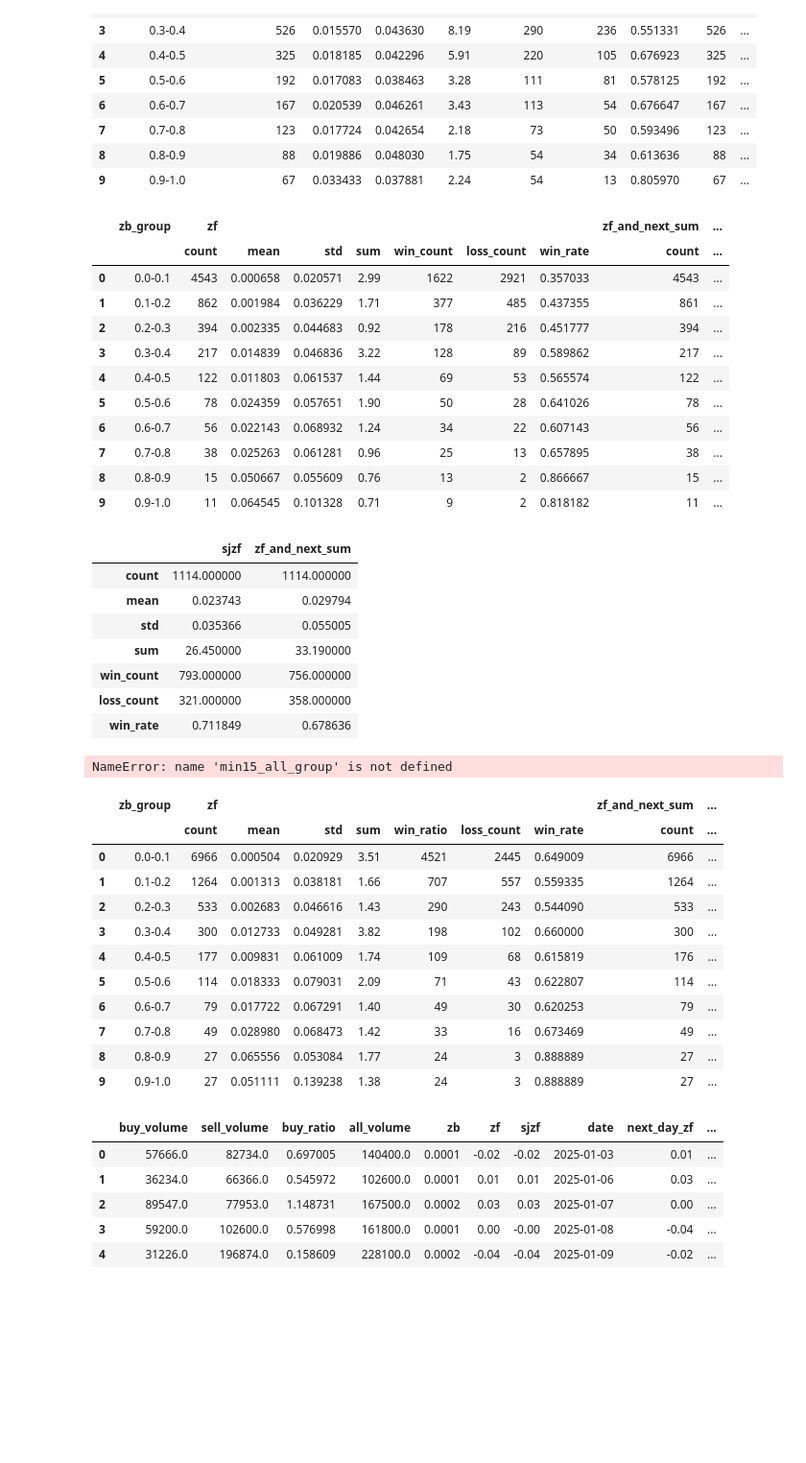
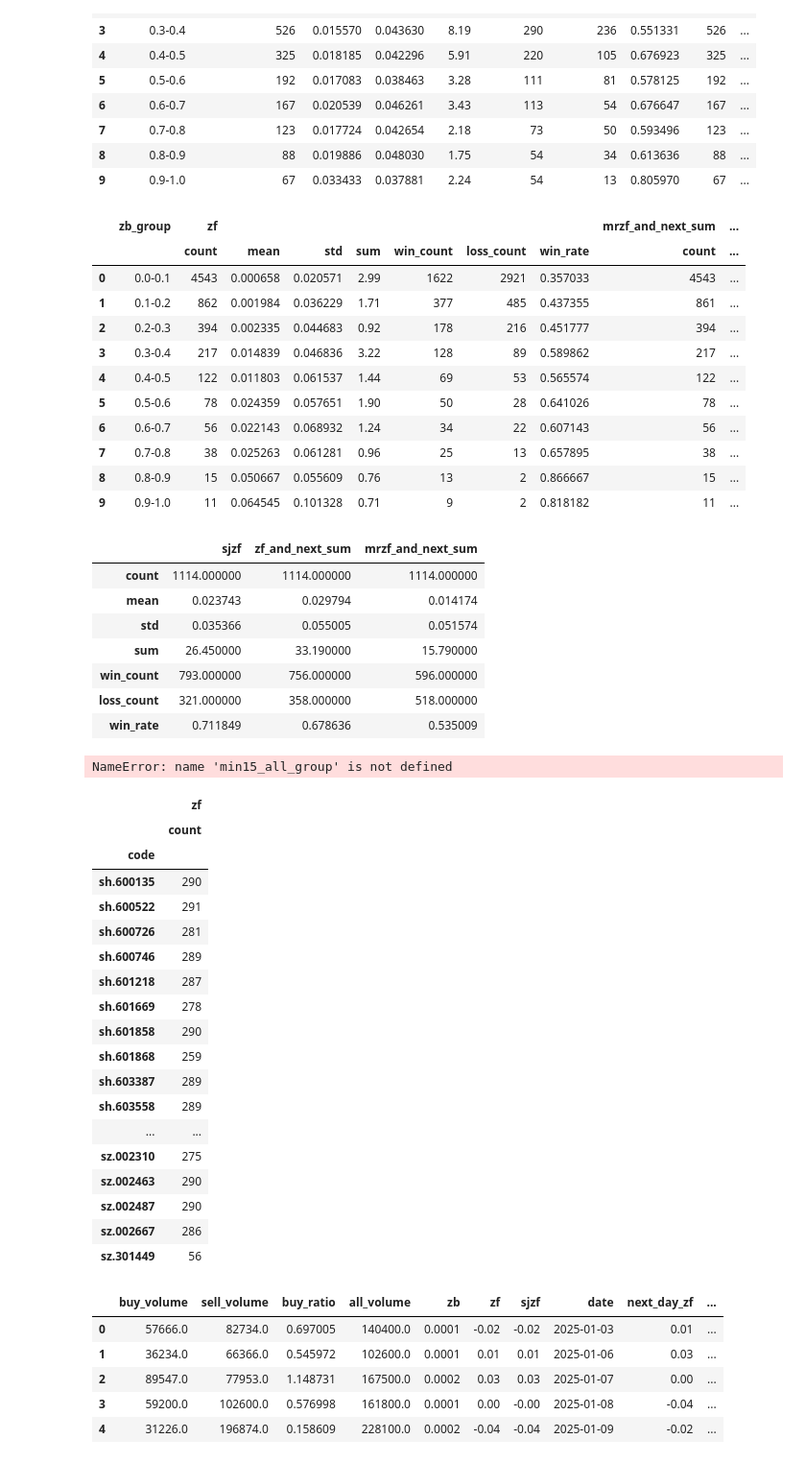
Before and after one commit to chen-cyw-yan/GP, a Jupyter notebook: 当日策列/股票数据.ipynb, the cells around one changed output. Shown at 96% size. Drawn from its saved outputs; the diff is of its cells as text; code cells hidden in the pictures; blank space fills up the shorter version.

```diff
--- a/当日策列/股票数据.ipynb
+++ b/当日策列/股票数据.ipynb
@@ -258,6 +278,7 @@ for date, v in tqdm.tqdm(df.groupby(['code','date'])):
     v['buy_price'] = buy_price
     v['zf'] = zf
     v['sjzf'] = sjzf
+    v['mrzf'] = mrzf
     v=v.iloc[0:3]
     res_df.append(v)
 
@@ -311,6 +332,7 @@ for k,v in dfs.groupby(['code','date']):
     v.reset_index(drop=True,inplace=True)
     zf=v.loc[0,'zf']
     sjzf=v.loc[0,'sjzf']
+    mrzf=v.loc[0,'mrzf']
     dt={
         "buy_volume":buy_volume,
         "sell_volume":sell_volume,
@@ -320,11 +342,12 @@ for k,v in dfs.groupby(['code','date']):
         "zf":zf,
         "sjzf":sjzf,
         "date":k[1],
-        'code':k[0]
+        'code':k[0],
+        'mrzf':mrzf
     }
     min15_df.append(dt)
 min15_df=pd.DataFrame(min15_df)
-min15_df['next_day_zf']=min15_df['zf'].shift(-1)
+# min15_df['next_day_zf']=min15_df['zf'].shift(-1)
 # %% [output]
 处理完成，前5行数据：
 # %%
@@ -333,7 +356,8 @@ min15_df_ls=[]
 for k,v in tqdm.tqdm(min15_df.groupby('code')):
     min_buy_ratio=v['buy_ratio'].min()
     max_buy_ratio=v['buy_ratio'].max()
-
+    v=v.sort_values('date')
+    v['next_day_zf']=v['zf'].shift(-1)
     if max_buy_ratio - min_buy_ratio != 0:
         v['buy_ratio_norm'] = (v['buy_ratio'] - min_buy_ratio) / (max_buy_ratio - min_buy_ratio)
     else:
@@ -350,5 +374,6 @@ for k,v in tqdm.tqdm(min15_df.groupby('code')):
         v['zb_norm'] = 0.0 # 所有值相同，归一化为 0
     v['zb_group'] = pd.cut(v['zb_norm'], bins=bins, labels=labels, right=False)
     v['zf_and_next_sum'] = v['sjzf'] + v['next_day_zf']
+    v['mrzf_and_next_sum'] = v['mrzf'] + v['next_day_zf']
     min15_df_ls.append(v)
 min15_all_df=pd.concat(min15_df_ls)
@@ -375,6 +408,7 @@ for k,v in tqdm.tqdm(min15_df.groupby('code')):
         v['zb_norm'] = 0.0 # 所有值相同，归一化为 0
     v['zb_group'] = pd.cut(v['zb_norm'], bins=bins, labels=labels, right=False)
     v['zf_and_next_sum'] = v['sjzf'] + v['next_day_zf']
+    v['mrzf_and_next_sum'] = v['mrzf'] + v['next_day_zf']
     min15_df_ls.append(v)
 min15_all_df=pd.concat(min15_df_ls)
 # %%
@@ -452,7 +486,7 @@ min15_all_df.groupby('zb_group').agg({
            func_neg_count,
            func_pos_rate,
            ],
-    'zf_and_next_sum':
+    'mrzf_and_next_sum':
         ['count',
            'mean',
            'std',
@@ -462,7 +496,7 @@ min15_all_df.groupby('zb_group').agg({
            func_pos_rate,]
 }).reset_index()
 # %% [output]
-|  | zb_group | zf |  |  |  |  |  |  | zf_and_next_sum | ... |
+|  | zb_group | zf |  |  |  |  |  |  | mrzf_and_next_sum | ... |
 |  |  | count | mean | std | sum | win_count | loss_count | win_rate | count | ... |
 | 0 | 0.0-0.1 | 4543 | 0.000658 | 0.020571 | 2.99 | 1622 | 2921 | 0.357033 | 4543 | ... |
 | 1 | 0.1-0.2 | 862 | 0.001984 | 0.036229 | 1.71 | 377 | 485 | 0.437355 | 861 | ... |
@@ -490,17 +524,24 @@ min15_all_df.loc[(min15_all_df['buy_ratio']>=1.5)&(min15_all_df['zb']>=0.003)].a
            func_pos_count,
            func_neg_count,
            func_pos_rate],
-
+    'mrzf_and_next_sum':
+        ['count',
+           'mean',
+           'std',
+           'sum',
+           func_pos_count,
+           func_neg_count,
+           func_pos_rate,]
 })
 # %% [output]
-|  | sjzf | zf_and_next_sum |
-| count | 1114.000000 | 1114.000000 |
-| mean | 0.023743 | 0.029794 |
-| std | 0.035366 | 0.055005 |
-| sum | 26.450000 | 33.190000 |
-| win_count | 793.000000 | 756.000000 |
-| loss_count | 321.000000 | 358.000000 |
-| win_rate | 0.711849 | 0.678636 |
+|  | sjzf | zf_and_next_sum | mrzf_and_next_sum |
+| count | 1114.000000 | 1114.000000 | 1114.000000 |
+| mean | 0.023743 | 0.029794 | 0.014174 |
+| std | 0.035366 | 0.055005 | 0.051574 |
+| sum | 26.450000 | 33.190000 | 15.790000 |
+| win_count | 793.000000 | 756.000000 | 596.000000 |
+| loss_count | 321.000000 | 358.000000 | 518.000000 |
+| win_rate | 0.711849 | 0.678636 | 0.535009 |
 # %%
 min15_all_group=min15_all_group.groupby(['ratio_group','zb_group']).agg({
     'zf': ['count',
@@ -523,19 +564,29 @@ min15_all_group=min15_all_group.groupby(['ratio_group','zb_group']).agg({
 # %% [output]
 NameError: name 'min15_all_group' is not defined
 # %%
+min15_all_df.groupby('code').agg({
+    'zf': ['count']
+})
 # %% [output]
-|  | zb_group | zf |  |  |  |  |  |  | zf_and_next_sum | ... |
-|  |  | count | mean | std | sum | win_ratio | loss_count | win_rate | count | ... |
-| 0 | 0.0-0.1 | 6966 | 0.000504 | 0.020929 | 3.51 | 4521 | 2445 | 0.649009 | 6966 | ... |
-| 1 | 0.1-0.2 | 1264 | 0.001313 | 0.038181 | 1.66 | 707 | 557 | 0.559335 | 1264 | ... |
-| 2 | 0.2-0.3 | 533 | 0.002683 | 0.046616 | 1.43 | 290 | 243 | 0.544090 | 533 | ... |
-| 3 | 0.3-0.4 | 300 | 0.012733 | 0.049281 | 3.82 | 198 | 102 | 0.660000 | 300 | ... |
-| 4 | 0.4-0.5 | 177 | 0.009831 | 0.061009 | 1.74 | 109 | 68 | 0.615819 | 176 | ... |
-| 5 | 0.5-0.6 | 114 | 0.018333 | 0.079031 | 2.09 | 71 | 43 | 0.622807 | 114 | ... |
-| 6 | 0.6-0.7 | 79 | 0.017722 | 0.067291 | 1.40 | 49 | 30 | 0.620253 | 79 | ... |
-| 7 | 0.7-0.8 | 49 | 0.028980 | 0.068473 | 1.42 | 33 | 16 | 0.673469 | 49 | ... |
-| 8 | 0.8-0.9 | 27 | 0.065556 | 0.053084 | 1.77 | 24 | 3 | 0.888889 | 27 | ... |
-| 9 | 0.9-1.0 | 27 | 0.051111 | 0.139238 | 1.38 | 24 | 3 | 0.888889 | 27 | ... |
+|  | zf |
+|  | count |
+| code |  |
+| sh.600135 | 290 |
+| sh.600522 | 291 |
+| sh.600726 | 281 |
+| sh.600746 | 289 |
+| sh.601218 | 287 |
+| sh.601669 | 278 |
+| sh.601858 | 290 |
+| sh.601868 | 259 |
+| sh.603387 | 289 |
+| sh.603558 | 289 |
+| ... | ... |
+| sz.002310 | 275 |
+| sz.002463 | 290 |
+| sz.002487 | 290 |
+| sz.002667 | 286 |
+| sz.301449 | 56 |
 # %%
 min15_group.to_excel(r'C:\Users\cyw\Desktop\jupyternotebook\git-python\GP\当日策列\static\15min_group.xlsx')
 # %%
```
Also changed, not shown: parts of 6 cells of this notebook, 4 other files.
